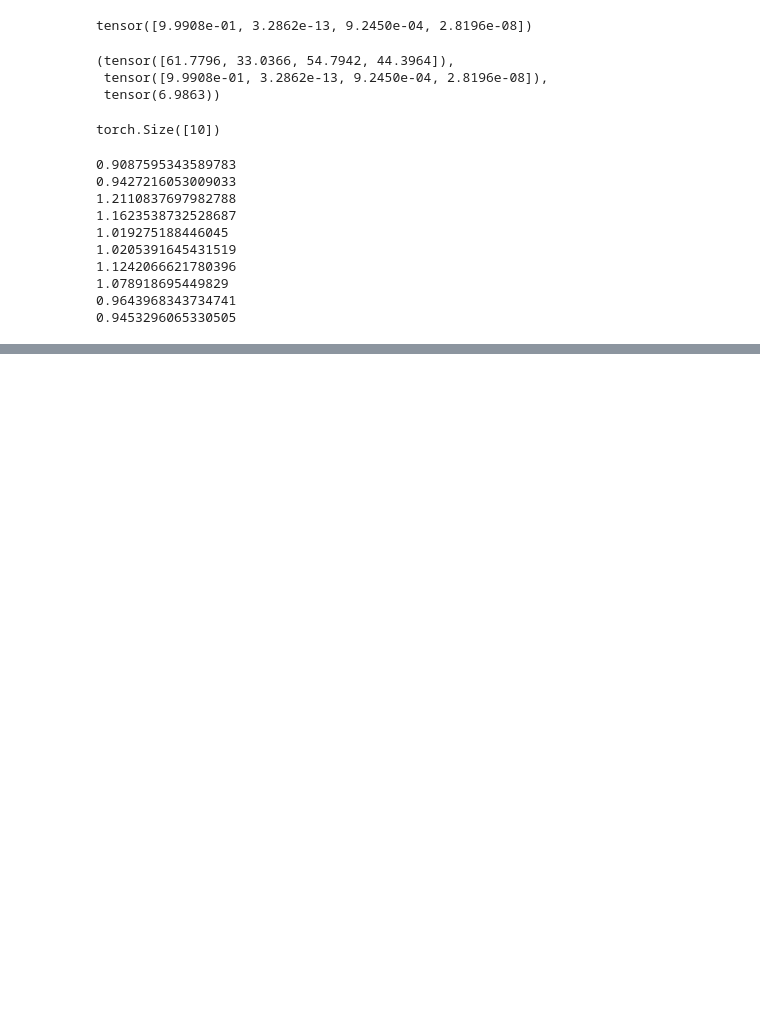
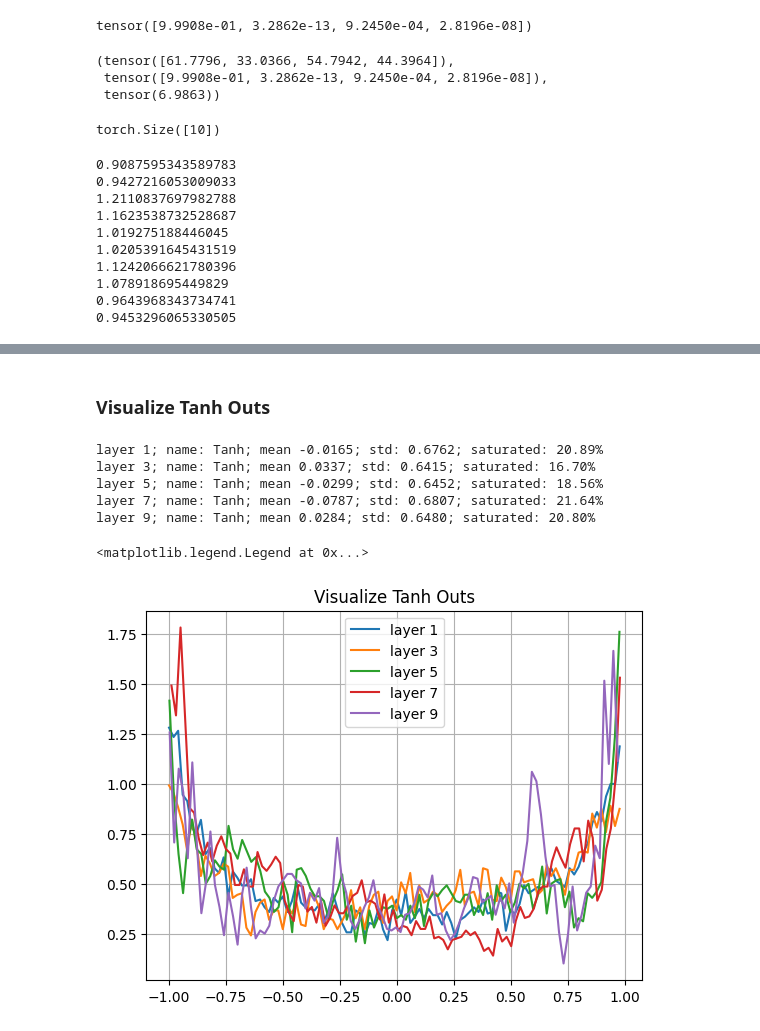
Before and after one commit to h2oduct/nn-zero-to-hero, a Jupyter notebook: lectures/makemore/self_makemore_part3_bn.ipynb, the cells around one changed output, grey strips where cells are left out. Drawn from its saved outputs; the diff is of its cells as text; code cells hidden in the pictures; blank space fills up the shorter version.

Commit message:
tanh: outs and grads

```diff
--- a/lectures/makemore/self_makemore_part3_bn.ipynb
+++ b/lectures/makemore/self_makemore_part3_bn.ipynb
@@ -841,0 +916,26 @@ for i in range(10):
+# %%
+C = torch.randn((vocab_size, n_embed), generator=g)
+
+layers = [
+    Linear(num_blocks * n_embed, n_hidden),
+    Tanh(),
+    Linear(n_hidden, n_hidden),
+    Tanh(),
+    Linear(n_hidden, n_hidden),
+    Tanh(),
+    Linear(n_hidden, n_hidden),
+    Tanh(),
+    Linear(n_hidden, n_hidden),
+    Tanh(),
+    Linear(n_hidden, vocab_size),
+]
+# %%
+layers[-1].weight *= 0.1
+for layer in layers[:-1]:
+    if isinstance(layer, Linear):
+        layer.weight *= 0.75 # 5/3 # 1 # 3
+# %%
+parameters = [C] + [p for layer in layers for p in layer.parameters()]
+
+for p in parameters:
+    p.requires_grad = True
@@ -841,0 +1018,26 @@ for i in range(10):
+# %% [markdown]
+### Visualize Tanh Outs
+# %%
+plt.close()
+plt.grid(True)
+for cnt, layer in enumerate(layers):
+    # print(cnt, layer.out.shape, isinstance(layer, Tanh))
+    if isinstance(layer, Tanh):
+        t = layer.out
+        saturated = (t.abs() > 0.90).float().mean()
+        name = layer.__class__.__name__
+        print(f"layer {cnt}; name: {name}; mean {t.mean():0.4f}; std: {t.std():0.4f}; saturated: {100 * saturated:0.2f}%")
+        hy, hx = torch.histogram(t, density=True)
+        # plt.hist(t.detach())
+        plt.title("Visualize Tanh Outs")
+        plt.plot(hx[:-1].detach(), hy.detach(), label=f"layer {cnt}")
+        # break
+plt.legend()
+# %% [output]
+layer 1; name: Tanh; mean -0.0165; std: 0.6762; saturated: 20.89%
+layer 3; name: Tanh; mean 0.0337; std: 0.6415; saturated: 16.70%
+layer 5; name: Tanh; mean -0.0299; std: 0.6452; saturated: 18.56%
+layer 7; name: Tanh; mean -0.0787; std: 0.6807; saturated: 21.64%
+layer 9; name: Tanh; mean 0.0284; std: 0.6480; saturated: 20.80%
+<matplotlib.legend.Legend at 0x...>
+[figure, added]
```
Also changed, not shown: parts of 18 cells of this notebook.
